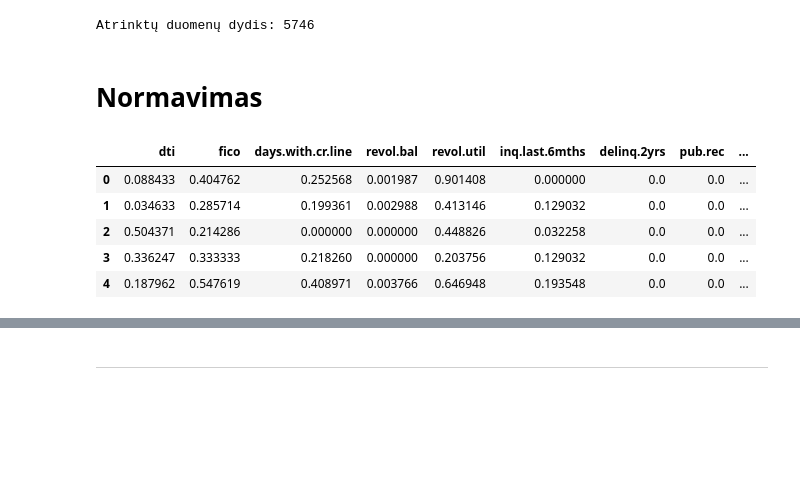
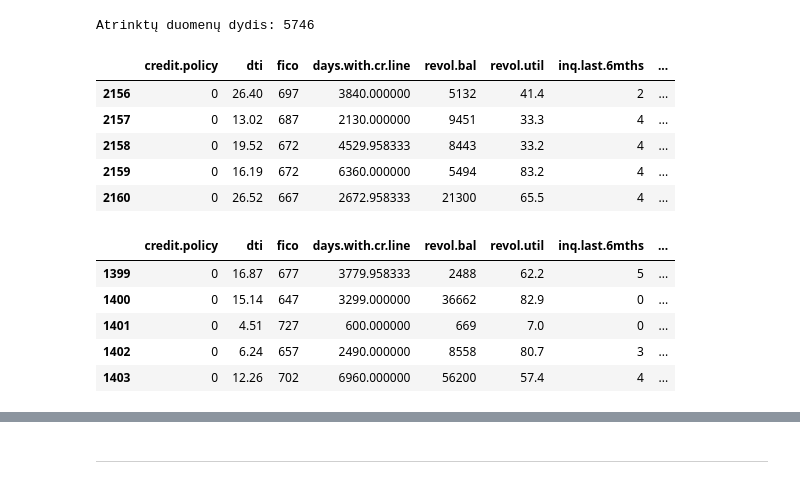
Before and after one commit to EvelinaDu/Papildomi_duomenu_vizualizavimo_skyriai, a Jupyter notebook: 4_laboratorinis/main.ipynb, the cells around one changed output, grey strips where cells are left out. Drawn from its saved outputs; the diff is of its cells as text; code cells hidden in the pictures; blank space fills up the shorter version.

```diff
--- a/4_laboratorinis/main.ipynb
+++ b/4_laboratorinis/main.ipynb
@@ -48,32 +86,3 @@ sampled_data = data.groupby(['purpose', 'credit.policy'], observed=False).sample
 print(f"\nAtrinktų duomenų dydis: {len(sampled_data)}")
 # %% [output]
 Atrinktų duomenų dydis: 5746
-# %% [markdown]
-# Normavimas
-# %%
-def min_max_normalization(x):
-    return (x - x.min()) / (x.max() - x.min())
-
-def denormalize(df_norm, orig_min, orig_max):
-    return df_norm * (orig_max - orig_min) + orig_min
-
-numeric_cols = sampled_data.select_dtypes(include=[np.number])
-
-orig_min = numeric_cols.min()
-orig_max = numeric_cols.max()
-
-min_max_data = numeric_cols.apply(min_max_normalization)
-
-min_max_data  = min_max_data.drop(['int.rate', 'installment', 'log.annual.inc'], axis=1)
-
-categorical_cols = sampled_data.select_dtypes(exclude=[np.number])
-full_min_max_data = pd.concat([min_max_data, categorical_cols], axis=1)
-
-min_max_data.head()
-# %% [output]
-|  | dti | fico | days.with.cr.line | revol.bal | revol.util | inq.last.6mths | delinq.2yrs | pub.rec | ... |
-| 0 | 0.088433 | 0.404762 | 0.252568 | 0.001987 | 0.901408 | 0.000000 | 0.0 | 0.0 | ... |
-| 1 | 0.034633 | 0.285714 | 0.199361 | 0.002988 | 0.413146 | 0.129032 | 0.0 | 0.0 | ... |
-| 2 | 0.504371 | 0.214286 | 0.000000 | 0.000000 | 0.448826 | 0.032258 | 0.0 | 0.0 | ... |
-| 3 | 0.336247 | 0.333333 | 0.218260 | 0.000000 | 0.203756 | 0.129032 | 0.0 | 0.0 | ... |
-| 4 | 0.187962 | 0.547619 | 0.408971 | 0.003766 | 0.646948 | 0.193548 | 0.0 | 0.0 | ... |
@@ -87 +89,23 @@ X_train_credit, X_test_credit, y_train_credit, y_test_credit = train_test_split(
+# %%
+debt_data = sampled_data[sampled_data['purpose'] == 'debt_consolidation']
+debt_data = debt_data.drop(columns=['purpose', 'int.rate', 'installment', 'log.annual.inc'])
+debt_data.head()
+# %% [output]
+|  | credit.policy | dti | fico | days.with.cr.line | revol.bal | revol.util | inq.last.6mths | ... |
+| 2156 | 0 | 26.40 | 697 | 3840.000000 | 5132 | 41.4 | 2 | ... |
+| 2157 | 0 | 13.02 | 687 | 2130.000000 | 9451 | 33.3 | 4 | ... |
+| 2158 | 0 | 19.52 | 672 | 4529.958333 | 8443 | 33.2 | 4 | ... |
+| 2159 | 0 | 16.19 | 672 | 6360.000000 | 5494 | 83.2 | 4 | ... |
+| 2160 | 0 | 26.52 | 667 | 2672.958333 | 21300 | 65.5 | 4 | ... |
+# %%
+credit_data = sampled_data[sampled_data['purpose'] == 'credit_card']
+credit_data = credit_data.drop(columns=['purpose', 'int.rate', 'installment', 'log.annual.inc'])
+credit_data.head()
+# %% [output]
+|  | credit.policy | dti | fico | days.with.cr.line | revol.bal | revol.util | inq.last.6mths | ... |
+| 1399 | 0 | 16.87 | 677 | 3779.958333 | 2488 | 62.2 | 5 | ... |
+| 1400 | 0 | 15.14 | 647 | 3299.000000 | 36662 | 82.9 | 0 | ... |
+| 1401 | 0 | 4.51 | 727 | 600.000000 | 669 | 7.0 | 0 | ... |
+| 1402 | 0 | 6.24 | 657 | 2490.000000 | 8558 | 80.7 | 3 | ... |
+| 1403 | 0 | 12.26 | 702 | 6960.000000 | 56200 | 57.4 | 4 | ... |
 # %%
```
Also changed, not shown: parts of 96 cells of this notebook.
